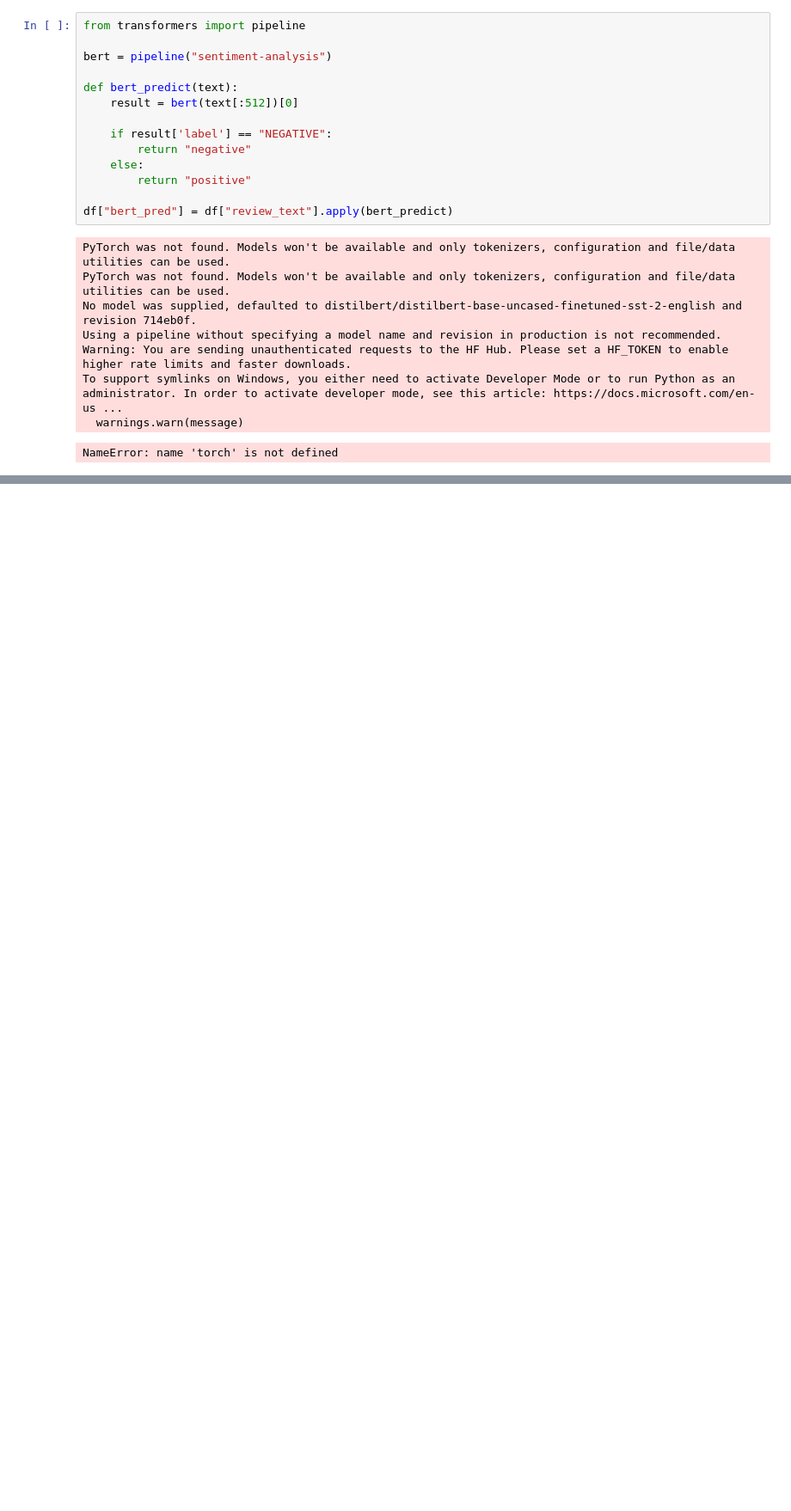
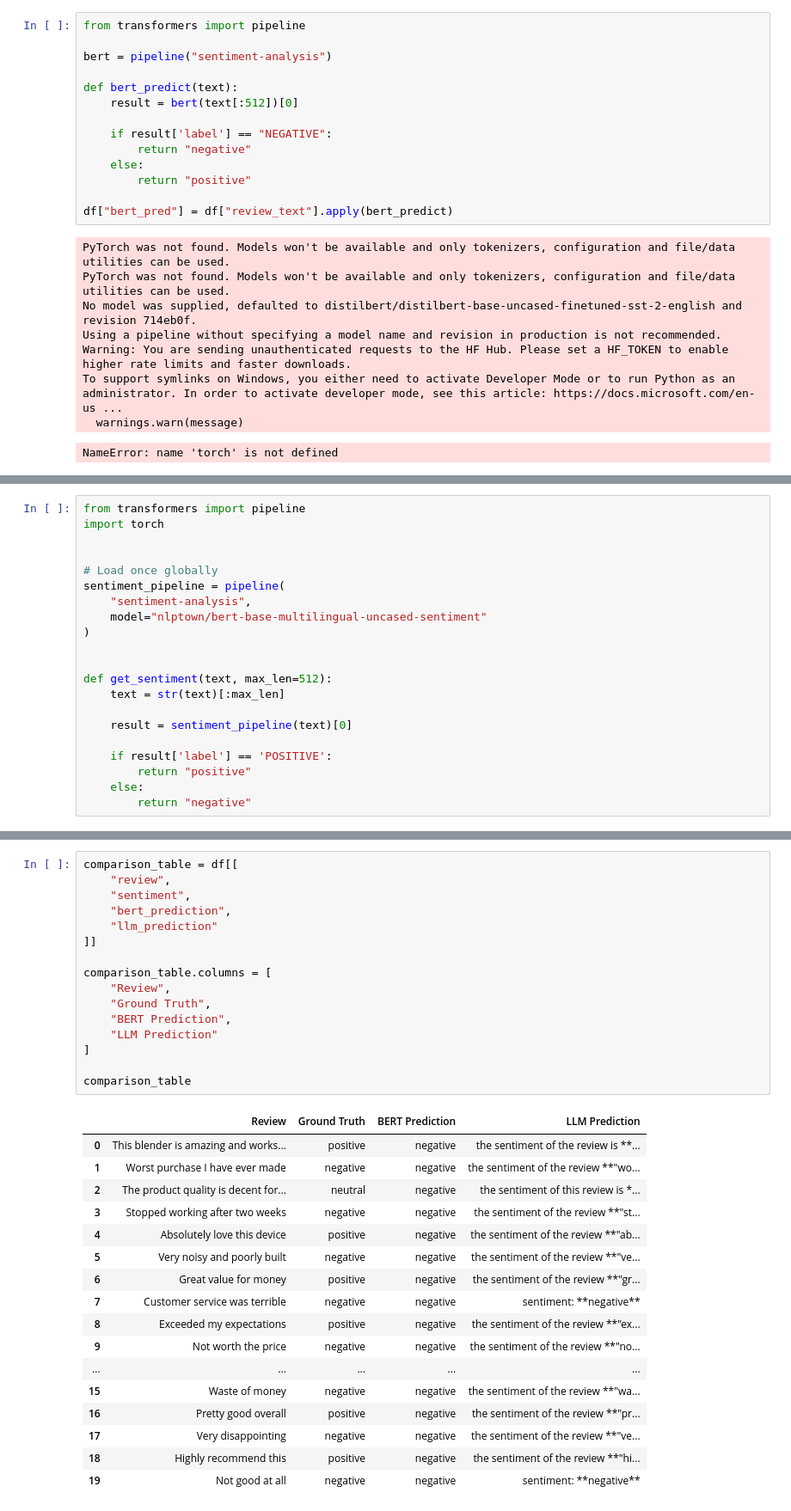
Before and after one commit to CodeByKiran/LLM_engineering, a Jupyter notebook: notebooks/nlp_tasks.ipynb, the cells around one changed output, grey strips where cells are left out. Shown at 86% size. Drawn from its saved outputs; the diff is of its cells as text; blank space fills up the shorter version.

```diff
--- a/notebooks/nlp_tasks.ipynb
+++ b/notebooks/nlp_tasks.ipynb
@@ -323,0 +381,21 @@ NameError: name 'torch' is not defined
+# %%
+from transformers import pipeline
+import torch
+
+
+# Load once globally
+sentiment_pipeline = pipeline(
+    "sentiment-analysis",
+    model="nlptown/bert-base-multilingual-uncased-sentiment"
+)
+
+
+def get_sentiment(text, max_len=512):
+    text = str(text)[:max_len]
+
+    result = sentiment_pipeline(text)[0]
+
+    if result['label'] == 'POSITIVE':
+        return "positive"
+    else:
+        return "negative"
@@ -323,0 +521,34 @@ NameError: name 'torch' is not defined
+# %%
+comparison_table = df[[
+    "review",
+    "sentiment",
+    "bert_prediction",
+    "llm_prediction"
+]]
+
+comparison_table.columns = [
+    "Review",
+    "Ground Truth",
+    "BERT Prediction",
+    "LLM Prediction"
+]
+
+comparison_table
+# %% [output]
+|  | Review | Ground Truth | BERT Prediction | LLM Prediction |
+| 0 | This blender is amazing and works... | positive | negative | the sentiment of the review is **... |
+| 1 | Worst purchase I have ever made | negative | negative | the sentiment of the review **"wo... |
+| 2 | The product quality is decent for... | neutral | negative | the sentiment of this review is *... |
+| 3 | Stopped working after two weeks | negative | negative | the sentiment of the review **"st... |
+| 4 | Absolutely love this device | positive | negative | the sentiment of the review **"ab... |
+| 5 | Very noisy and poorly built | negative | negative | the sentiment of the review **"ve... |
+| 6 | Great value for money | positive | negative | the sentiment of the review **"gr... |
+| 7 | Customer service was terrible | negative | negative | sentiment: **negative** |
+| 8 | Exceeded my expectations | positive | negative | the sentiment of the review **"ex... |
+| 9 | Not worth the price | negative | negative | the sentiment of the review **"no... |
+| ... | ... | ... | ... | ... |
+| 15 | Waste of money | negative | negative | the sentiment of the review **"wa... |
+| 16 | Pretty good overall | positive | negative | the sentiment of the review **"pr... |
+| 17 | Very disappointing | negative | negative | the sentiment of the review **"ve... |
+| 18 | Highly recommend this | positive | negative | the sentiment of the review **"hi... |
+| 19 | Not good at all | negative | negative | sentiment: **negative** |
```
Also changed, not shown: parts of 24 cells of this notebook, 1 other file.
